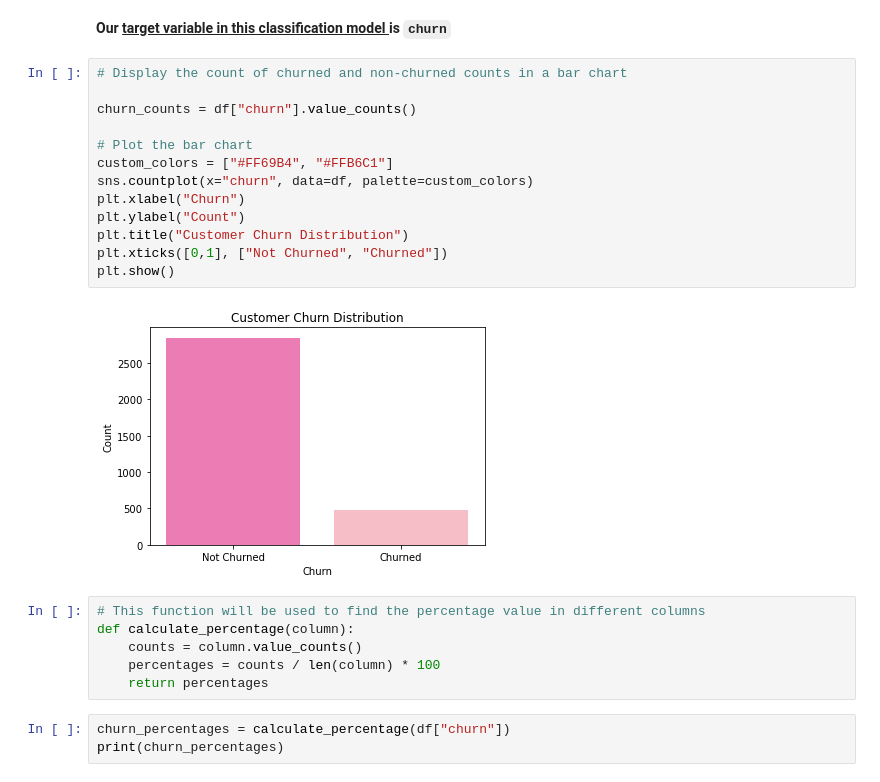
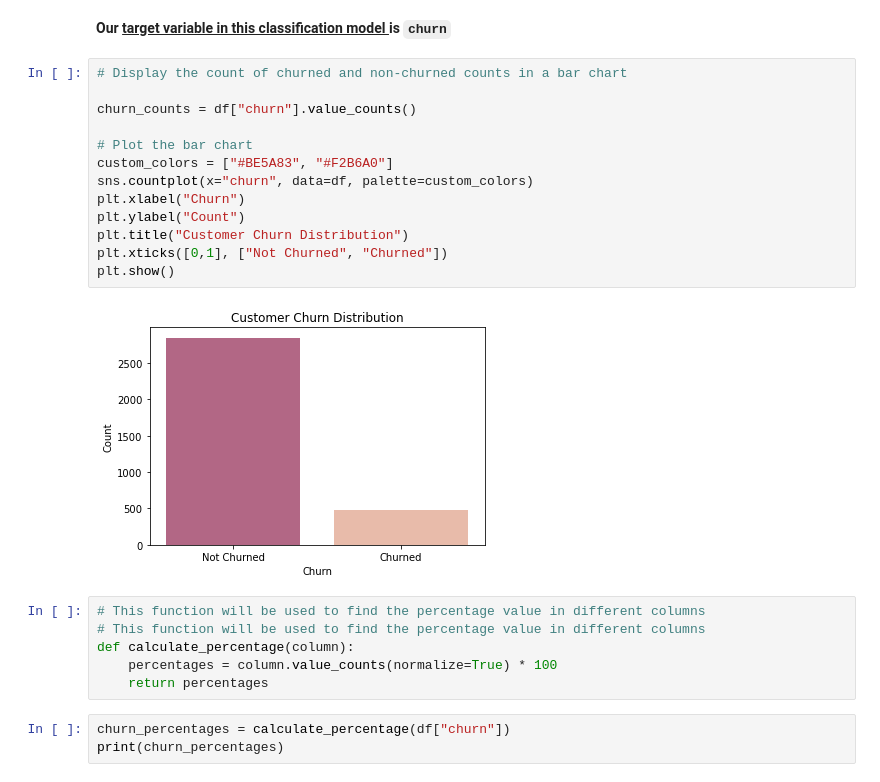
Before and after one commit to stellacherotich/Customer-Churn-Prediction, a Jupyter notebook: SyriaTel[draft].ipynb, the cells around one changed output. Saved outputs shown, nothing was run; the diff lists cells and outputs as text.

```diff
--- a/SyriaTel.ipynb
+++ b/SyriaTel[draft].ipynb
@@ -158,23 +158,23 @@ array(['382-4657', '371-7191', '358-1921', ..., '328-8230', '364-6381',
 # %%
 # Display the count of churned and non-churned counts in a bar chart
 
 churn_counts = df["churn"].value_counts()
 
 # Plot the bar chart
-custom_colors = ["#FF69B4", "#FFB6C1"]
+custom_colors = ["#BE5A83", "#F2B6A0"]
 sns.countplot(x="churn", data=df, palette=custom_colors)
 plt.xlabel("Churn")
 plt.ylabel("Count")
 plt.title("Customer Churn Distribution")
 plt.xticks([0,1], ["Not Churned", "Churned"])
 plt.show()
 # %% [output]
-[figure, old version]
+[figure, new version]
 # %%
 # This function will be used to find the percentage value in different columns
+# This function will be used to find the percentage value in different columns
 def calculate_percentage(column):
-    counts = column.value_counts()
-    percentages = counts / len(column) * 100
+    percentages = column.value_counts(normalize=True) * 100
     return percentages
 # %%
 churn_percentages = calculate_percentage(df["churn"])
```
Also changed, not shown: parts of 17 cells of this notebook.
